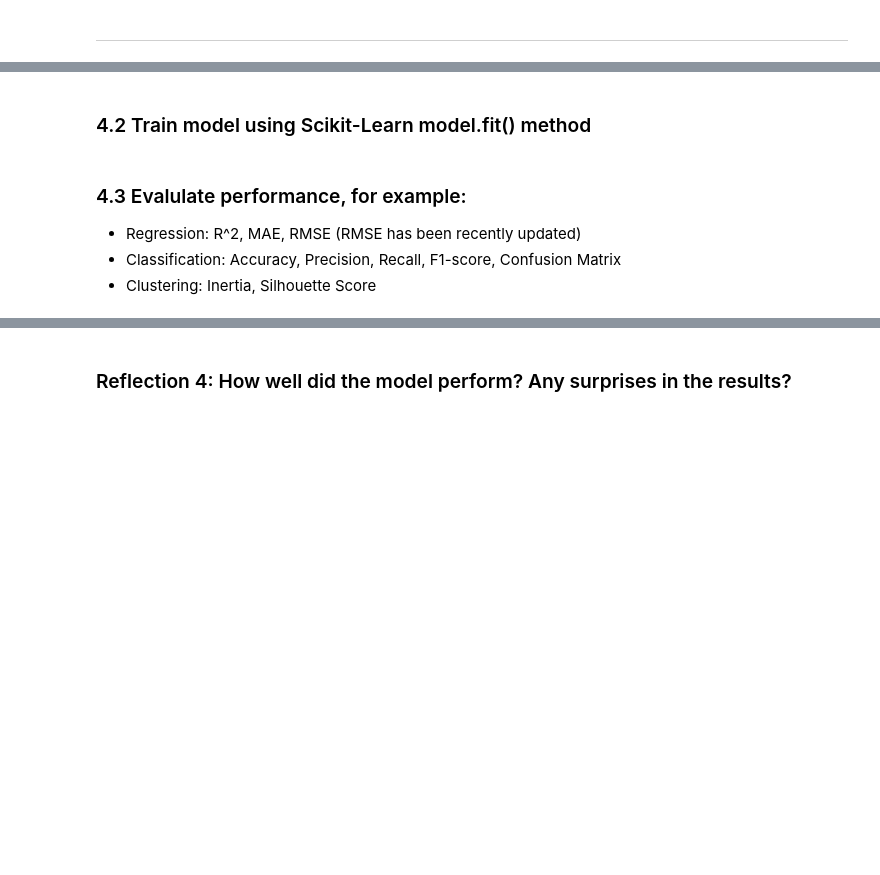
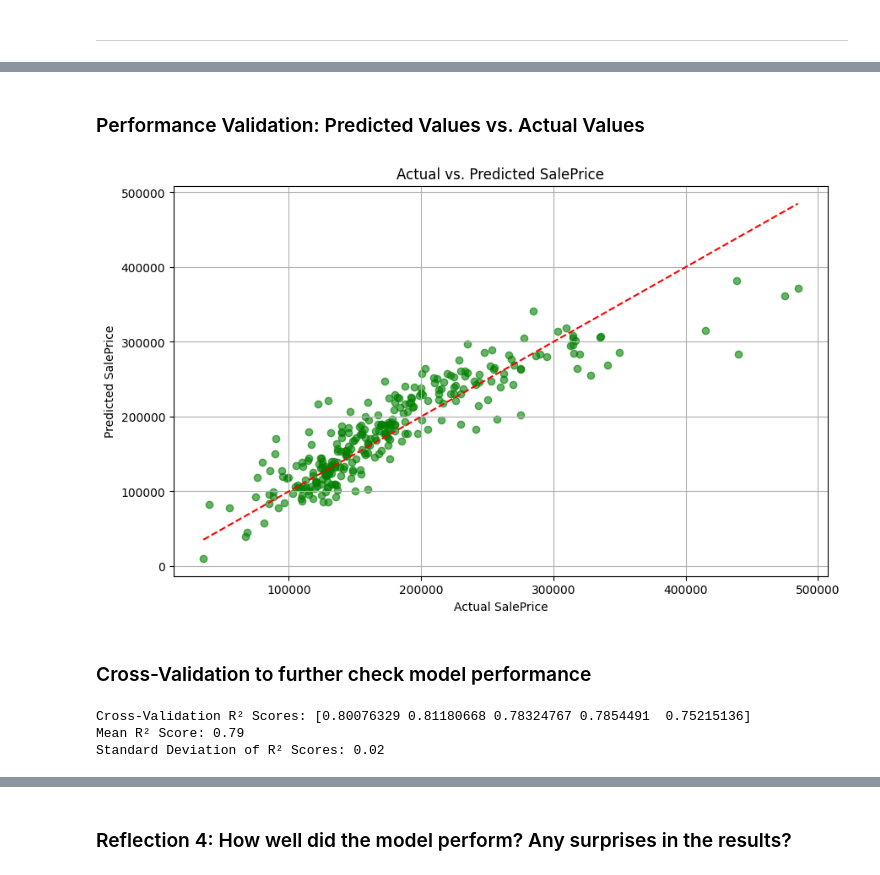
Before and after one commit to NickElias01/final-project-applied-ml, a Jupyter notebook: regression_nickelias.ipynb, the cells around one changed output, grey strips where cells are left out. Saved outputs shown, nothing was run; the diff lists cells and outputs as text; code cells hidden in the pictures; blank space fills up the shorter version.

```diff
--- a/regression_nickelias.ipynb
+++ b/regression_nickelias.ipynb
@@ -486,7 +499,0 @@ These features were chosen to balance interpretability and predictive power for
-# %% [markdown]
-### 4.2 Train model using Scikit-Learn model.fit() method
-# %% [markdown]
-### 4.3 Evalulate performance, for example:
-- Regression: R^2, MAE, RMSE (RMSE has been recently updated)
-- Classification: Accuracy, Precision, Recall, F1-score, Confusion Matrix
-- Clustering: Inertia, Silhouette Score
@@ -492,0 +599,27 @@ These features were chosen to balance interpretability and predictive power for
+# %% [markdown]
+### Performance Validation: Predicted Values vs. Actual Values
+# %%
+# Scatter plot of actual vs. predicted values
+plt.figure(figsize=(10, 6))
+plt.scatter(y_val, y_val_pred, alpha=0.6, color='green')
+plt.plot([y_val.min(), y_val.max()], [y_val.min(), y_val.max()], color='red', linestyle='--')
+plt.title('Actual vs. Predicted SalePrice')
+plt.xlabel('Actual SalePrice')
+plt.ylabel('Predicted SalePrice')
+plt.grid()
+plt.show()
+# %% [output]
+[figure, added]
+# %% [markdown]
+### Cross-Validation to further check model performance
+# %%
+# Evaluate the model's performance
+# Perform cross-validation
+cv_scores = cross_val_score(model, X_combination, y, cv=5, scoring='r2')  # 5-fold cross-validation
+print(f"Cross-Validation R² Scores: {cv_scores}")
+print(f"Mean R² Score: {np.mean(cv_scores):.2f}")
+print(f"Standard Deviation of R² Scores: {np.std(cv_scores):.2f}")
+# %% [output]
+Cross-Validation R² Scores: [0.80076329 0.81180668 0.78324767 0.7854491  0.75215136]
+Mean R² Score: 0.79
+Standard Deviation of R² Scores: 0.02
```
Also changed, not shown: parts of 9 cells of this notebook, 2 other files.
